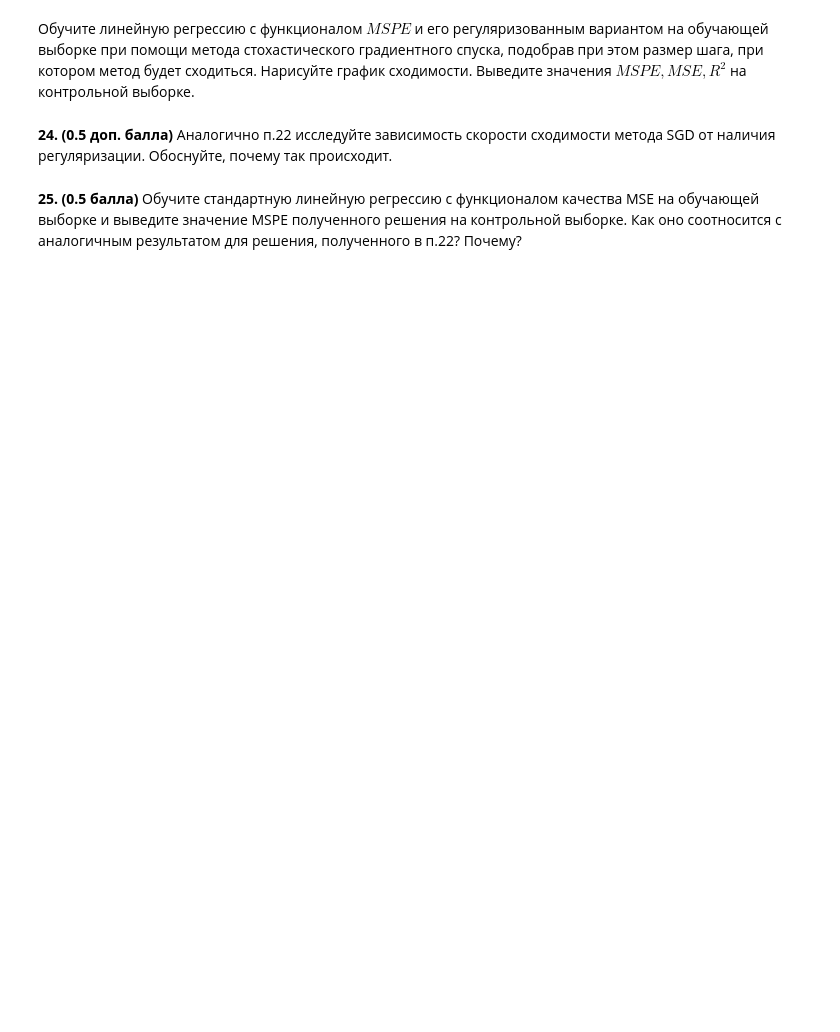
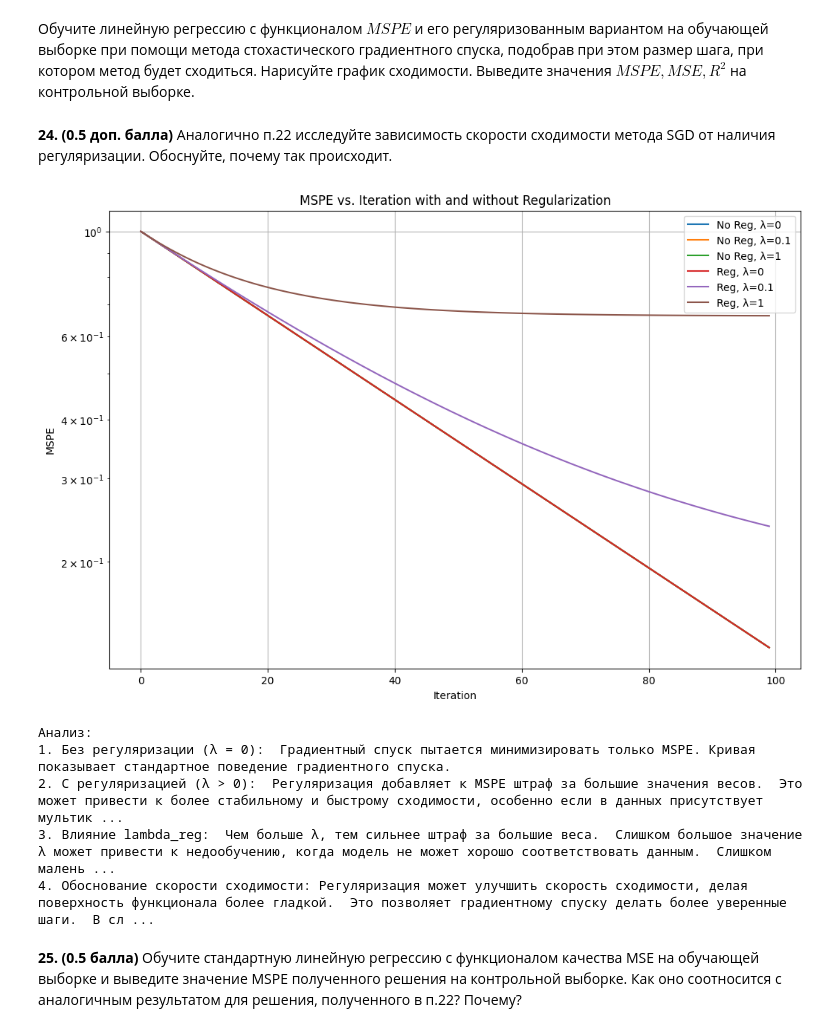
Before and after one commit to raffeekk/ML25, a Jupyter notebook: homework/HW1_GorbunenkoD.ipynb, the cells around one changed output. Cells and saved outputs as stored; diff of their text form; code cells hidden in the pictures; blank space fills up the shorter version.

```diff
--- a/homework/HW1_GorbunenkoD.ipynb
+++ b/homework/HW1_GorbunenkoD.ipynb
@@ -1171,6 +1213,79 @@ plt.show()
 # %% [markdown]
 Обучите линейную регрессию с функционалом $MSPE$ и его регуляризованным вариантом на обучающей выборке при помощи метода стохастического градиентного спуска, подобрав при этом размер шага, при котором метод будет сходиться. Нарисуйте график сходимости. Выведите значения $MSPE, MSE, R^2$ на контрольной выборке.
+# %%
+w = np.array(np.random.randint(-100, 100, X_train.shape[1]))
+# print(w.shape)
+iters_count = 10
+w_res_2, Q_vals_2 = sgd(X_train, Y_train, w, step_size=10, max_iter=iters_count, eps=0.001, is_reg=False)
 # %% [markdown]
 **24. (0.5 доп. балла)** Аналогично п.22 исследуйте зависимость скорости сходимости метода SGD от наличия регуляризации. Обоснуйте, почему так происходит.
+# %%
+def make_pred(X, w):
+    return X @ w
+def mspe(y_true, y_pred):
+    return np.mean(((y_true - y_pred) / y_true)**2)
+def grad_mspe(X, y_true, y_pred):
+    n = len(y_true)
+    return (2/n) * X.T @ ((y_pred - y_true) / (y_true**2))
+def regularized_mspe(y_true, y_pred, w, lambda_reg):
+    return mspe(y_true, y_pred) + lambda_reg * np.sum(w**2)
+def grad_regularized_mspe(X, y_true, y_pred, w, lambda_reg):
+    return grad_mspe(X, y_true, y_pred) + 2 * lambda_reg * w
+def grad_descent(X, y, w0, step_size, max_iter, eps, lambda_reg, is_reg):
+    w = w0.copy()
+    loss_history = []
+
+    for i in range(max_iter):
+        y_pred = X @ w
+        if is_reg:
+            loss = regularized_mspe(y, y_pred, w, lambda_reg)
+            grad = grad_regularized_mspe(X, y, y_pred, w, lambda_reg)
+        else:
+            loss = mspe(y, y_pred)
+            grad = grad_mspe(X, y, y_pred)
+        loss_history.append(loss)
+        w_new = w - step_size * grad
+        if np.linalg.norm(w_new - w) < eps:
+            break
+        w = w_new
+    return w, loss_history
+
+X = np.array([[1, 2], [3, 4], [5, 6], [7, 8], [9, 10]])
+y = np.array([3, 7, 11, 15, 19])
+
+step_size = 0.01
+max_iter = 100
+eps = 1e-6
+lambda_reg_values = [0, 0.1, 1]
+is_regs = [False, True]
+w0 = np.zeros(X.shape[1])
+plt.figure(figsize=(12, 8))
+
+for is_reg in is_regs:
+    for lambda_reg in lambda_reg_values:
+        w, loss_history = grad_descent(X, y, w0, step_size, max_iter, eps, lambda_reg, is_reg)
+        label_prefix = "Reg" if is_reg else "No Reg"
+        label = f"{label_prefix}, λ={lambda_reg}"
+        plt.plot(range(len(loss_history)), loss_history, label=label)
+
+plt.xlabel("Iteration")
+plt.ylabel("MSPE")
+plt.title("MSPE vs. Iteration with and without Regularization")
+plt.legend()
+plt.yscale("log")
+plt.grid(True)
+plt.show()
+print("\nАнализ:")
+print("1. Без регуляризации (λ = 0):  Градиентный спуск пытается минимизировать только MSPE. Кривая показывает стандартное поведение градиентного спуска.")
+print("2. С регуляризацией (λ > 0):  Регуляризация добавляет к MSPE штраф за большие значения весов.  Это может привести к более стабильному и быстрому сходимости, особенно если в данных присутствует мультиколлинеарность или модель сложная.")
+print("3. Влияние lambda_reg:  Чем больше λ, тем сильнее штраф за большие веса.  Слишком большое значение λ может привести к недообучению, когда модель не может хорошо соответствовать данным.  Слишком маленькое значение λ  может привести к переобучению.")
+print("4. Обоснование скорости сходимости: Регуляризация может улучшить скорость сходимости, делая поверхность функционала более гладкой.  Это позволяет градиентному спуску делать более уверенные шаги.  В случае с мультиколлинеарностью, регуляризация может стабилизировать процесс обучения.")
+# %% [output]
+[figure, added]
+Анализ:
+1. Без регуляризации (λ = 0):  Градиентный спуск пытается минимизировать только MSPE. Кривая показывает стандартное поведение градиентного спуска.
+2. С регуляризацией (λ > 0):  Регуляризация добавляет к MSPE штраф за большие значения весов.  Это может привести к более стабильному и быстрому сходимости, особенно если в данных присутствует мультик ...
+3. Влияние lambda_reg:  Чем больше λ, тем сильнее штраф за большие веса.  Слишком большое значение λ может привести к недообучению, когда модель не может хорошо соответствовать данным.  Слишком малень ...
+4. Обоснование скорости сходимости: Регуляризация может улучшить скорость сходимости, делая поверхность функционала более гладкой.  Это позволяет градиентному спуску делать более уверенные шаги.  В сл ...
 # %% [markdown]
 **25. (0.5 балла)** Обучите стандартную линейную регрессию с функционалом качества MSE на обучающей выборке и выведите значение MSPE полученного решения на контрольной выборке. Как оно соотносится с аналогичным результатом для решения, полученного в п.22? Почему?
```
Also changed, not shown: parts of 6 cells of this notebook.
